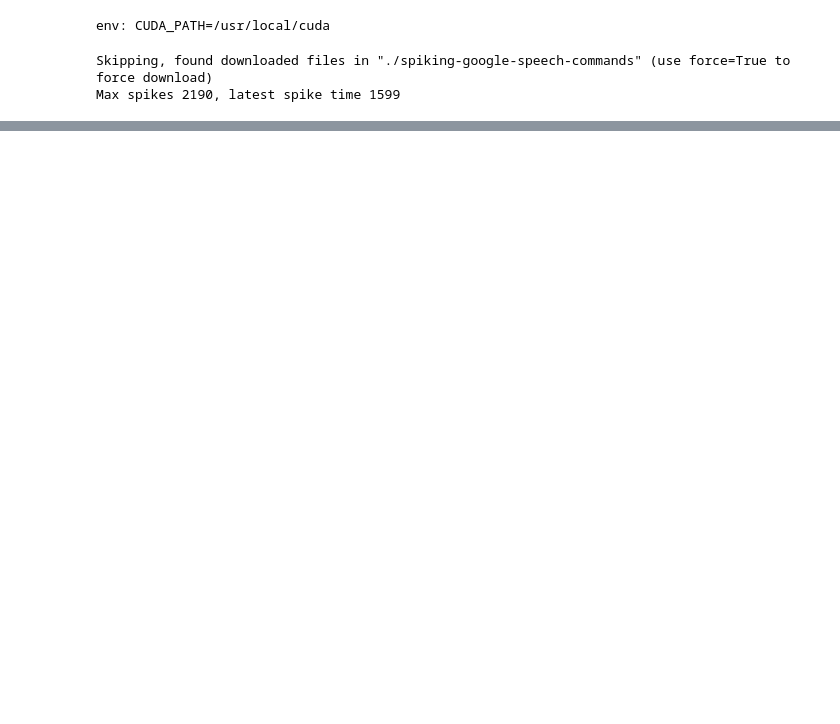
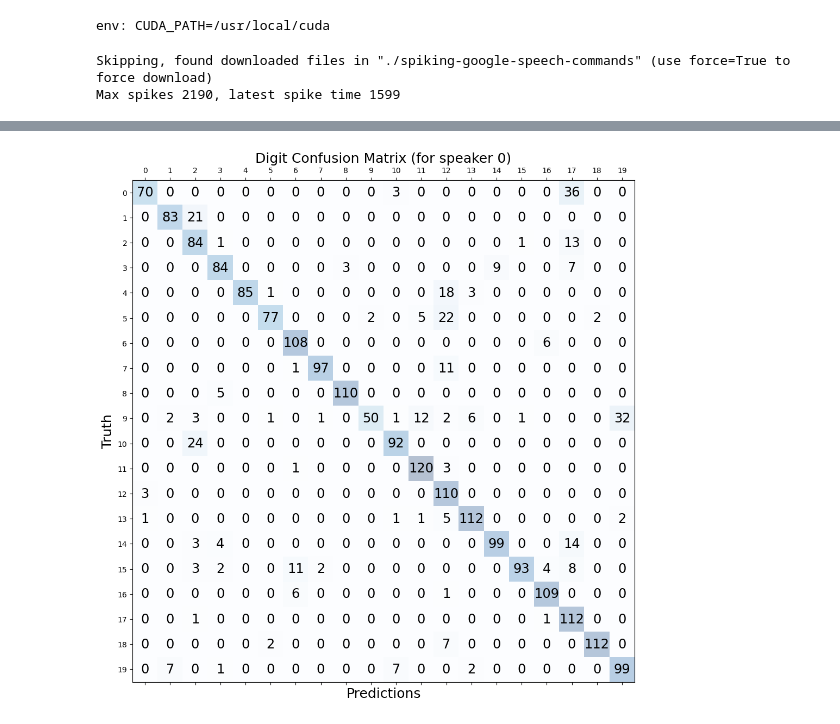
Before and after one commit to thomasshoesmith/Intel-Neuromorphic-Research-Project, a Jupyter notebook: rawHD_genn_inference_cross_validation.ipynb, the cells around one changed output, grey strips where cells are left out. Drawn from its saved outputs; the diff is of its cells as text; code cells hidden in the pictures; blank space fills up the shorter version.

```diff
--- a/rawHD_genn_inference_cross_validation.ipynb
+++ b/rawHD_genn_inference_cross_validation.ipynb
@@ -207,19 +228 @@ Accuracy = 83.70141342756183%
-# %%
-# use to print predicted and ground truth output of GeNN Inference run
-if False:
-    os.chdir("/its/home/ts468/PhD/Intel-Neuromorphic-Research-Project")
-
-    my_list = []
-    for i in range(len(y_test)):
-        my_list.append(f"Pred: {np.argmax(metrics[output][i])}, True:{y_test[i]}")
-
-    file_path = "GeNN_floating_point_recurrent.txt"
-    print(my_list)
-
-    with open(file_path, 'w') as file:
-        # Join the list elements into a single string with a newline character
-        data_to_write = '\n'.join(my_list)
-
-        # Write the data to the file
-        file.write(data_to_write)
 # %%
@@ -235,0 +239,17 @@ plt.show()
+# %%
+speaker_index = 0
+cm = confusion_matrix(y_test, np.argmax(predict_list[speaker_index], 1))
+fig, ax = plt.subplots(figsize=(12, 12))
+ax.matshow(cm, cmap=plt.cm.Blues, alpha=0.3)
+for i in range(cm.shape[0]):
+    for j in range(cm.shape[1]):
+        ax.text(x=j, y=i,s=cm[i, j], va='center', ha='center', size='xx-large')
+
+plt.xlabel('Predictions', fontsize=18)
+plt.ylabel('Truth', fontsize=18)
+plt.title(f'Digit Confusion Matrix (for speaker {speaker_index})', fontsize=18)
+plt.xticks(list(range(20)))
+plt.yticks(list(range(20)))
+plt.show()
+# %% [output]
+[figure, added]
```
Also changed, not shown: parts of 8 cells of this notebook, 21 other files.
